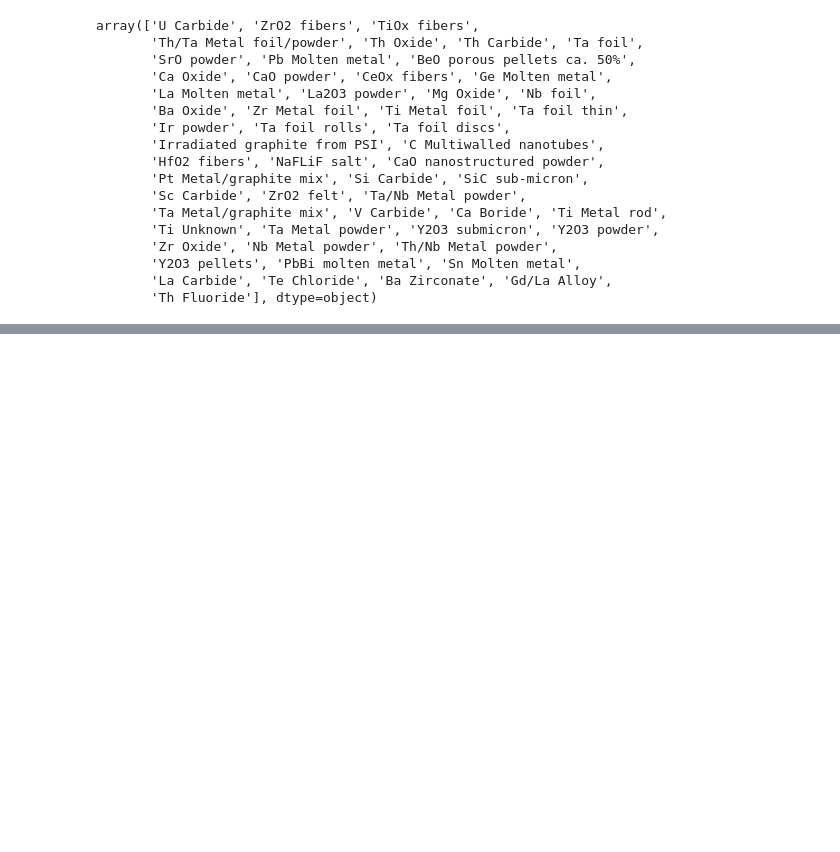
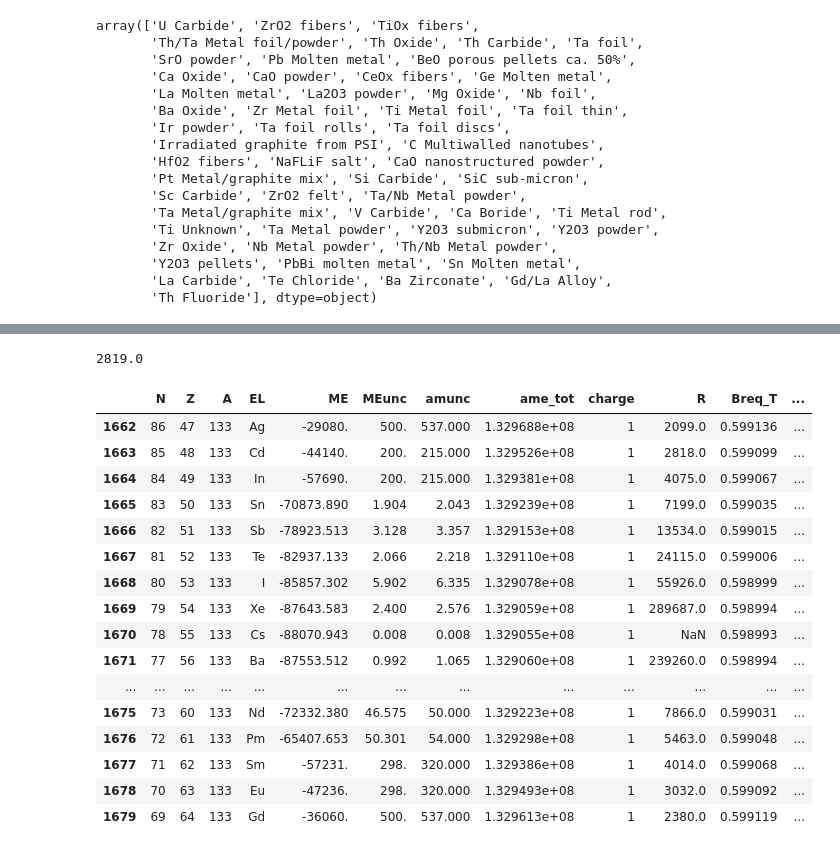
Before and after one commit to DinkoAtanasov/MassContaminant, a Jupyter notebook: calc_separation_iso-yield.ipynb, the cells around one changed output, grey strips where cells are left out. Cells and saved outputs as stored; diff of their text form; code cells hidden in the pictures; blank space fills up the shorter version.

```diff
--- a/calc_separation_iso-yield.ipynb
+++ b/calc_separation_iso-yield.ipynb
@@ -35,7 +35,7 @@ GAMMA_X_TWISS = (1 + ALPHA_X_CS**2) / BETA_X_CS
 # [3] DEFINITIONS OF IMAGE WIDTH MAY VARY. HERE I ADOPT THE 2*FWHM = 2*2.355*STDV
 # %%
 def selected_resolving_power(iso1: float, iso2: float) -> float:
-    return iso1 / (iso1 - iso2)
+    return np.around(iso1 / (iso1 - iso2))
 # %%
 def resolving_power(series: pd.Series, el: str, am: int) -> pd.Series:
     if series.iloc[0]['A'] == am:
@@ -325,13 +335,32 @@ Text(0.07, 0.75, '$E_0$ = 30 keV\n$D$ = 2700 mm\n$M_x$ = 1.14 \n$\\epsilon_x$ =
 # %%
 # ==============================================================================
 # CALCULATE MASS RESOLVING POWER WRT GIVEN ELEMENT
 # ==============================================================================
-check_a = 32
-el1 = 'Ar'
-el2 = 'Cl'
+check_a = 133
+el1 = 'Cd'
+el2 = 'Cs'
 am1 = ame_table[(ame_table['A'] == check_a) & (ame_table['EL'] == el1)]['ame_tot'].values[0]
 am2 = ame_table[(ame_table['A'] == check_a) & (ame_table['EL'] == el2)]['ame_tot'].values[0]
 r_21 = np.round(np.abs(selected_resolving_power(am1, am2)))
 print(r_21)
 # check_a = 21
 ame_table[ame_table['A'] == check_a]
+# %% [output]
+2819.0
+|  | N | Z | A | EL | ME | MEunc | amunc | ame_tot | charge | R | Breq_T | ... |
+| 1662 | 86 | 47 | 133 | Ag | -29080. | 500. | 537.000 | 1.329688e+08 | 1 | 2099.0 | 0.599136 | ... |
+| 1663 | 85 | 48 | 133 | Cd | -44140. | 200. | 215.000 | 1.329526e+08 | 1 | 2818.0 | 0.599099 | ... |
+| 1664 | 84 | 49 | 133 | In | -57690. | 200. | 215.000 | 1.329381e+08 | 1 | 4075.0 | 0.599067 | ... |
+| 1665 | 83 | 50 | 133 | Sn | -70873.890 | 1.904 | 2.043 | 1.329239e+08 | 1 | 7199.0 | 0.599035 | ... |
+| 1666 | 82 | 51 | 133 | Sb | -78923.513 | 3.128 | 3.357 | 1.329153e+08 | 1 | 13534.0 | 0.599015 | ... |
+| 1667 | 81 | 52 | 133 | Te | -82937.133 | 2.066 | 2.218 | 1.329110e+08 | 1 | 24115.0 | 0.599006 | ... |
+| 1668 | 80 | 53 | 133 | I | -85857.302 | 5.902 | 6.335 | 1.329078e+08 | 1 | 55926.0 | 0.598999 | ... |
+| 1669 | 79 | 54 | 133 | Xe | -87643.583 | 2.400 | 2.576 | 1.329059e+08 | 1 | 289687.0 | 0.598994 | ... |
+| 1670 | 78 | 55 | 133 | Cs | -88070.943 | 0.008 | 0.008 | 1.329055e+08 | 1 | NaN | 0.598993 | ... |
+| 1671 | 77 | 56 | 133 | Ba | -87553.512 | 0.992 | 1.065 | 1.329060e+08 | 1 | 239260.0 | 0.598994 | ... |
+| ... | ... | ... | ... | ... | ... | ... | ... | ... | ... | ... | ... | ... |
+| 1675 | 73 | 60 | 133 | Nd | -72332.380 | 46.575 | 50.000 | 1.329223e+08 | 1 | 7866.0 | 0.599031 | ... |
+| 1676 | 72 | 61 | 133 | Pm | -65407.653 | 50.301 | 54.000 | 1.329298e+08 | 1 | 5463.0 | 0.599048 | ... |
+| 1677 | 71 | 62 | 133 | Sm | -57231. | 298. | 320.000 | 1.329386e+08 | 1 | 4014.0 | 0.599068 | ... |
+| 1678 | 70 | 63 | 133 | Eu | -47236. | 298. | 320.000 | 1.329493e+08 | 1 | 3032.0 | 0.599092 | ... |
+| 1679 | 69 | 64 | 133 | Gd | -36060. | 500. | 537.000 | 1.329613e+08 | 1 | 2380.0 | 0.599119 | ... |
```
Also changed, not shown: parts of 6 cells of this notebook.
